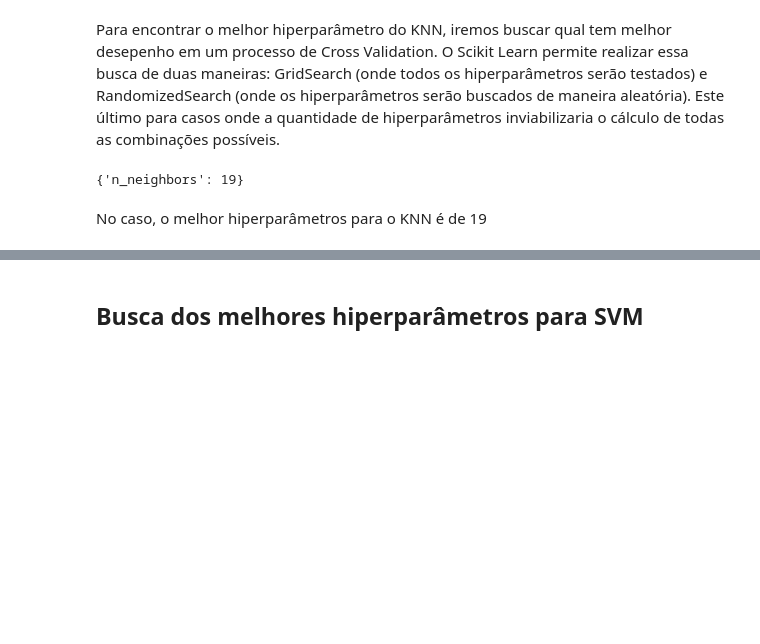
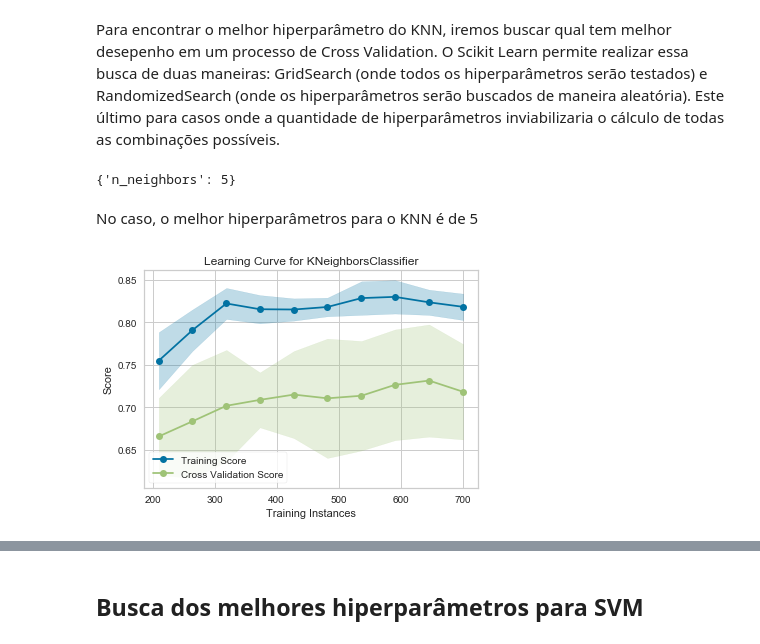
Before and after one commit to tumenas/Titanic, a Jupyter notebook: Analise Titanic - Parte 3.ipynb, the cells around one changed output, grey strips where cells are left out. Drawn from its saved outputs; the diff is of its cells as text; code cells hidden in the pictures; blank space fills up the shorter version.

```diff
--- a/Analise Titanic - Parte 3.ipynb
+++ b/Analise Titanic - Parte 3.ipynb
@@ -85,9 +84,6 @@ O Scikit Learn permite realizar essa busca de duas maneiras: GridSearch (onde to
 from sklearn.model_selection import GridSearchCV
 from sklearn.model_selection import RandomizedSearchCV
 from sklearn.model_selection import ShuffleSplit
-
-X = dados_ajustados2[['pclass_2','pclass_3','age','sex_male','familia']]
-y = dados_ajustados2['survived']
 
 # KNN a ser utilizado
 knn = KNeighborsClassifier()
@@ -99,11 +95,25 @@ parameters = {'n_neighbors':[1,2,3,4,5,6,7,8,9,10,11,12,13,14,15,16,17,18,19,20]
 cross_validation = ShuffleSplit(n_splits=5, test_size=0.3, random_state=0)
 
 best_knn = GridSearchCV(knn, parameters, cv= cross_validation)
-best_knn.fit(X,y)
+best_knn.fit(X_train[['pclass_2','pclass_3','age','sex_male','familia']],y_train)
 
 # Qual melhor hiperparâmetro
 best_knn.best_params_
 # %% [output]
-{'n_neighbors': 19}
+{'n_neighbors': 5}
 # %% [markdown]
-No caso, o melhor hiperparâmetros para o KNN é de 19
+No caso, o melhor hiperparâmetros para o KNN é de 5
+# %%
+import numpy as np
+from yellowbrick.model_selection import LearningCurve
+from yellowbrick.model_selection import ValidationCurve
+
+sizes = np.linspace(0.3, 1.0, 10)
+
+viz = LearningCurve(KNeighborsClassifier(), cv=5, train_sizes=sizes,
+    scoring='f1_weighted', n_jobs=4)
+
+viz.fit(X_train[['pclass_2','pclass_3','age','sex_male','familia']], y_train)
+viz.poof()
+# %% [output]
+[figure, added]
```
Also changed, not shown: parts of 4 cells of this notebook, 2 other files.
